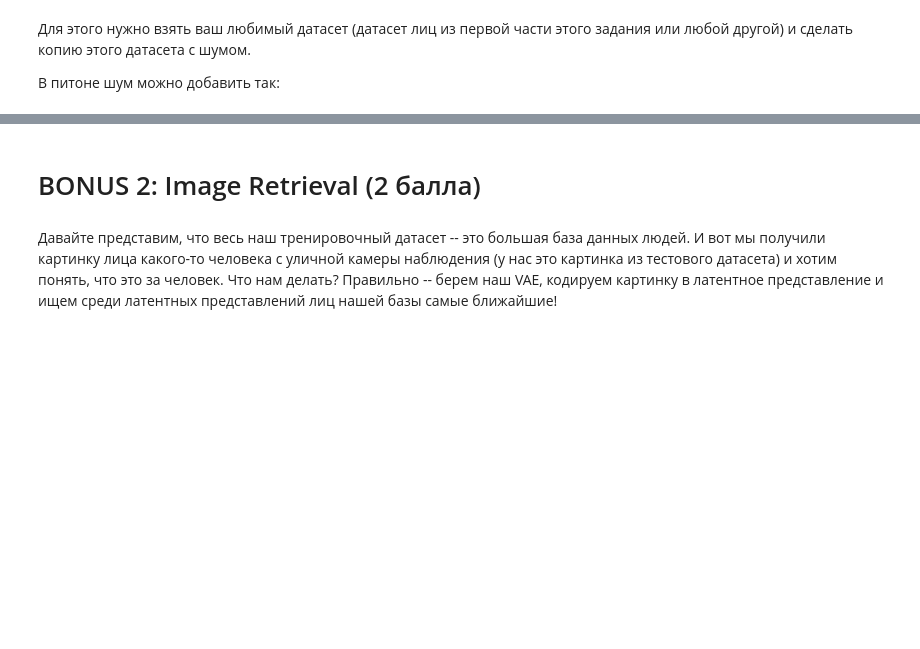
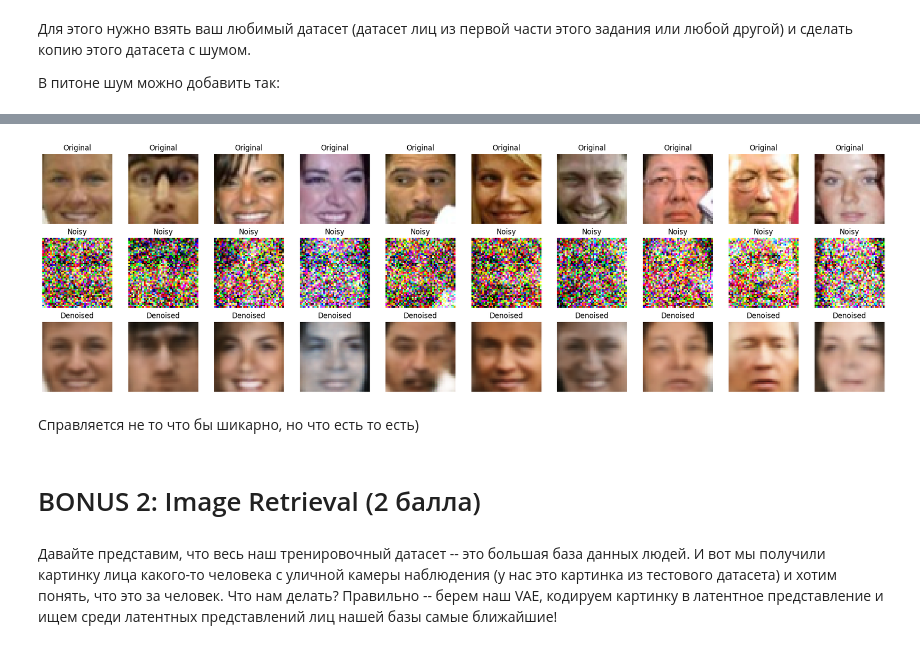
Before and after one commit to blckvia/DeepLearningSchool, a Jupyter notebook: week_10_AE_VAE/Homework/hw_7_autoencoders.ipynb, the cells around one changed output, grey strips where cells are left out. Saved outputs shown, nothing was run; the diff lists cells and outputs as text; code cells hidden in the pictures; blank space fills up the shorter version.

```diff
--- a/week_10_AE_VAE/Homework/hw_7_autoencoders.ipynb
+++ b/week_10_AE_VAE/Homework/hw_7_autoencoders.ipynb
@@ -819,0 +823,16 @@ X_noisy = X + noise_factor * np.random.normal(loc=0.0, scale=1.0, size=X.shape)
+# %%
+X_train = train_tensor.cpu().numpy()
+X_val = val_tensor.cpu().numpy()
+
+noise_factor = 0.5
+X_train_noisy = np.clip(X_train + noise_factor * np.random.normal(size=X_train.shape), 0, 1)
+X_val_noisy = np.clip(X_val + noise_factor * np.random.normal(size=X_val.shape), 0, 1)
+
+train_noisy_loader = DataLoader(
+    TensorDataset(torch.FloatTensor(X_train_noisy), train_tensor.cpu()),
+    batch_size=64, shuffle=True
+)
+val_noisy_loader = DataLoader(
+    TensorDataset(torch.FloatTensor(X_val_noisy), val_tensor.cpu()),
+    batch_size=64, shuffle=False
+)
@@ -820,3 +890,30 @@ X_noisy = X + noise_factor * np.random.normal(loc=0.0, scale=1.0, size=X.shape)
+# %%
+with torch.no_grad():
+    X_noisy_batch, X_clean_batch = next(iter(val_noisy_loader))
+    X_noisy_batch = X_noisy_batch.to(device)
+    reconstruction, _ = denoising_ae(X_noisy_batch)
+
+fig, axes = plt.subplots(3, 10, figsize=(20, 6))
+
+for i in range(10):
+    axes[0, i].imshow(X_clean_batch[i].permute(1, 2, 0).numpy())
+    axes[0, i].axis('off')
+    axes[0, i].set_title('Original')
+
+    axes[1, i].imshow(X_noisy_batch[i].cpu().permute(1, 2, 0).numpy())
+    axes[1, i].axis('off')
+    axes[1, i].set_title('Noisy')
+
+    axes[2, i].imshow(reconstruction[i].cpu().permute(1, 2, 0).clamp(0, 1).numpy())
+    axes[2, i].axis('off')
+    axes[2, i].set_title('Denoised')
+
+plt.tight_layout()
+plt.show()
+# %% [output]
+[figure, added]
+# %% [markdown]
+Справляется не то что бы шикарно, но что есть то есть)
 # %% [markdown]
 # BONUS 2: Image Retrieval (2 балла)
 # %% [markdown]
```
Also changed, not shown: parts of 20 cells of this notebook.
